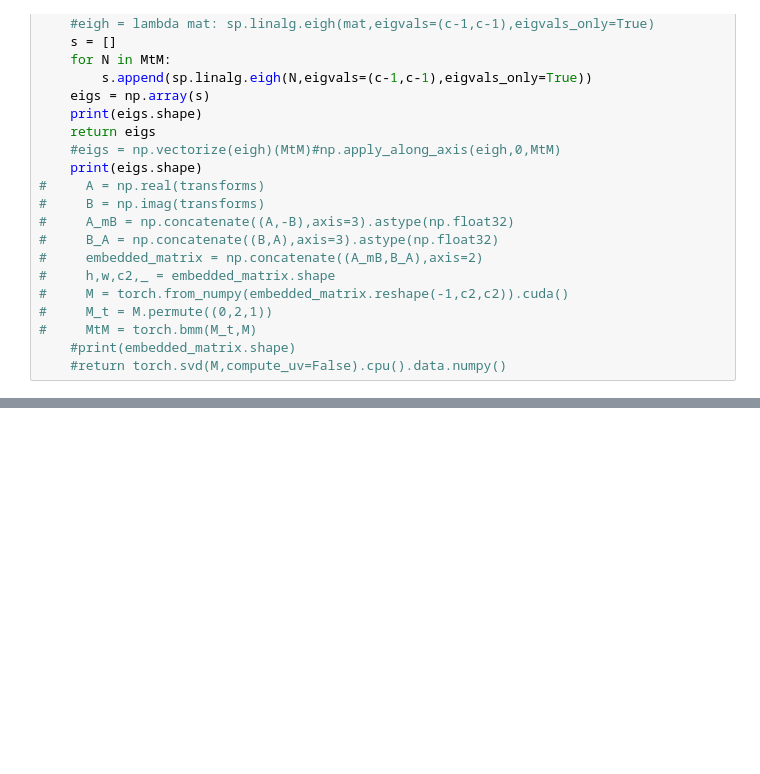
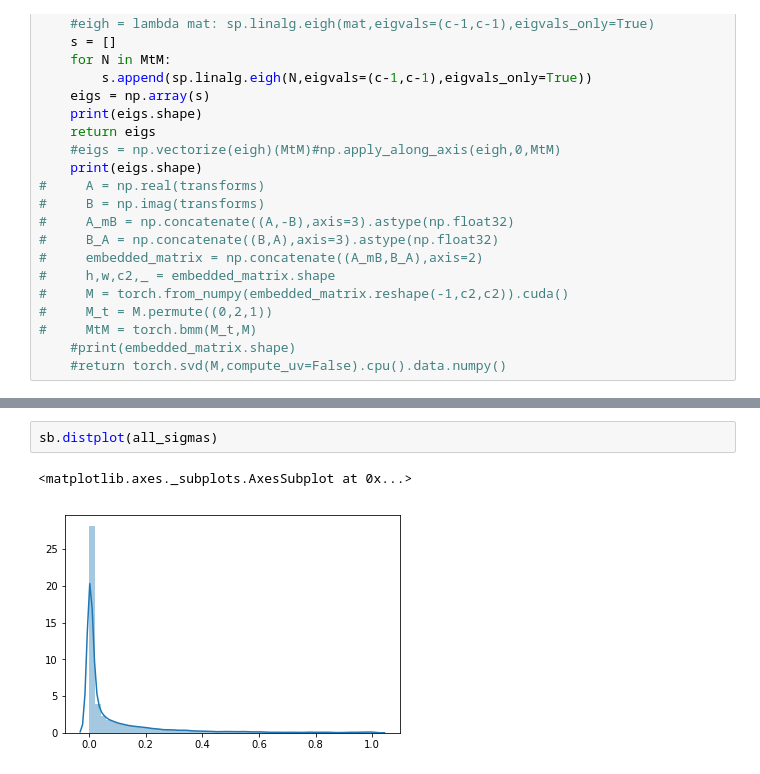
Before and after one commit to izmailovpavel/flowgmm, a Jupyter notebook: invertible/singular_values.ipynb, the cells around one changed output, grey strips where cells are left out. Cells and saved outputs as stored; diff of their text form; blank space fills up the shorter version.

```diff
--- a/invertible/singular_values.ipynb
+++ b/invertible/singular_values.ipynb
@@ -87,0 +93,5 @@ Text(0, 0.5, 'Eigenvalues')
+# %%
+sb.distplot(all_sigmas)
+# %% [output]
+<matplotlib.axes._subplots.AxesSubplot at 0x...>
+[figure, added]
```
Also changed, not shown: parts of 17 cells of this notebook, 5 other files.
